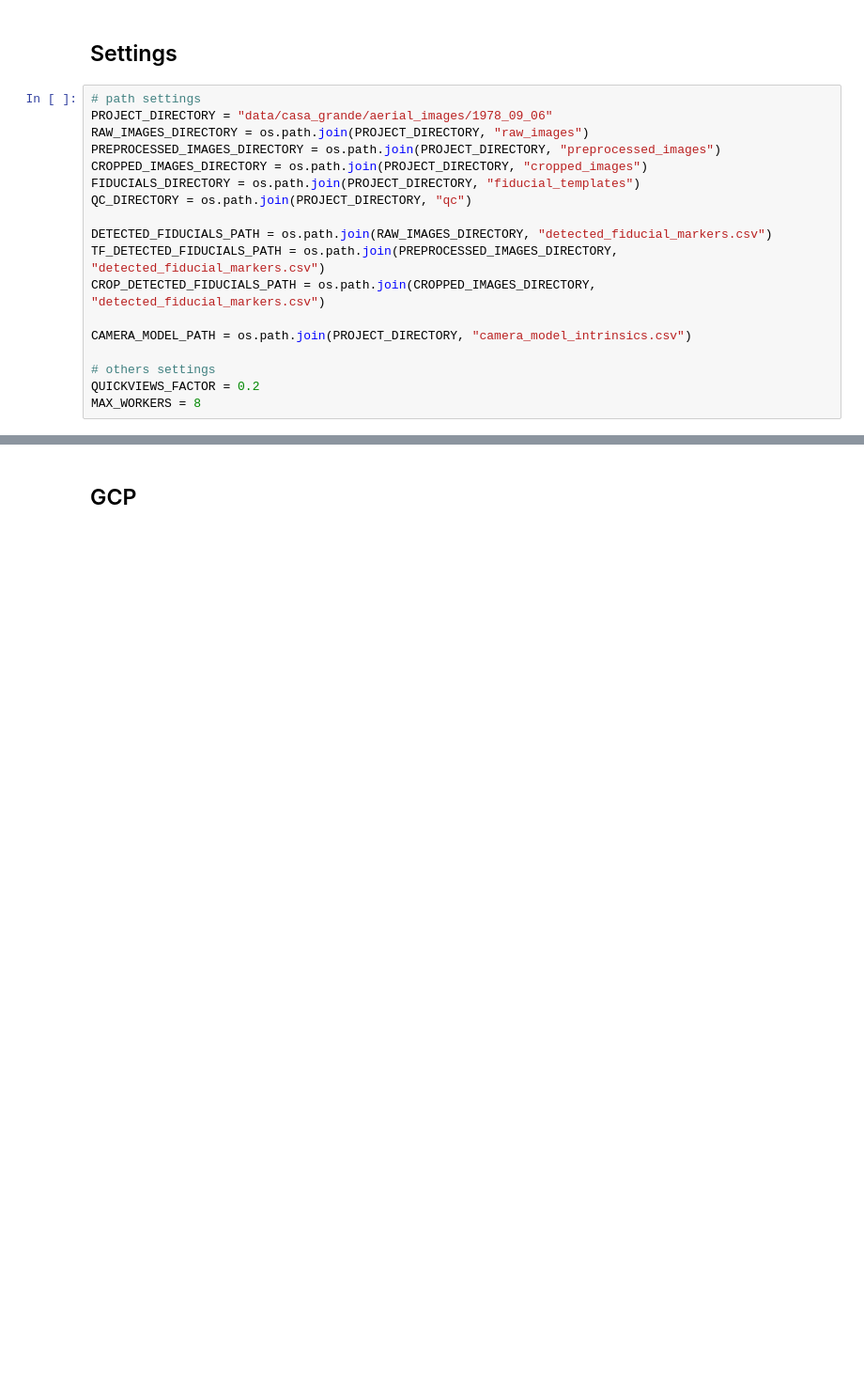
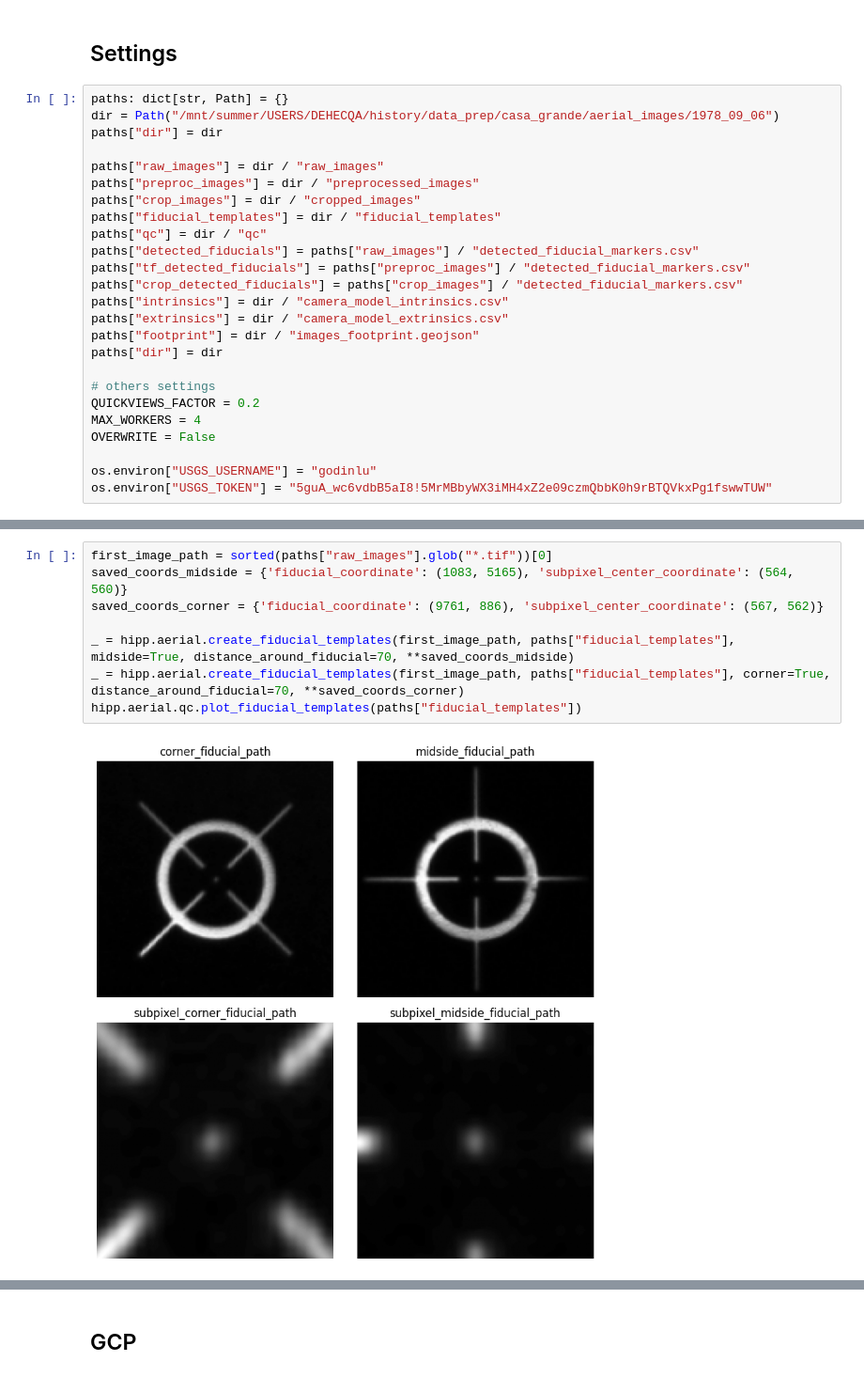
Before and after one commit to shippp/history, a Jupyter notebook: notebooks/preprocessing/casa_grande_aerial.ipynb, the cells around one changed output, grey strips where cells are left out. Shown at 94% size. Drawn from its saved outputs; the diff is of its cells as text; blank space fills up the shorter version.

Commit message:
update the casa_grande preproccessing and add the multi temporal preproc

```diff
--- a/notebooks/preprocessing/casa_grande_aerial.ipynb
+++ b/notebooks/preprocessing/casa_grande_aerial.ipynb
@@ -10,22 +108,29 @@ import glob
 # %% [markdown]
 ## Settings
 # %%
-# path settings
-PROJECT_DIRECTORY = "data/casa_grande/aerial_images/1978_09_06"
-RAW_IMAGES_DIRECTORY = os.path.join(PROJECT_DIRECTORY, "raw_images")
-PREPROCESSED_IMAGES_DIRECTORY = os.path.join(PROJECT_DIRECTORY, "preprocessed_images")
-CROPPED_IMAGES_DIRECTORY = os.path.join(PROJECT_DIRECTORY, "cropped_images")
-FIDUCIALS_DIRECTORY = os.path.join(PROJECT_DIRECTORY, "fiducial_templates")
-QC_DIRECTORY = os.path.join(PROJECT_DIRECTORY, "qc")
+paths: dict[str, Path] = {}
+dir = Path("/mnt/summer/USERS/DEHECQA/history/data_prep/casa_grande/aerial_images/1978_09_06")
+paths["dir"] = dir
 
-DETECTED_FIDUCIALS_PATH = os.path.join(RAW_IMAGES_DIRECTORY, "detected_fiducial_markers.csv")
-TF_DETECTED_FIDUCIALS_PATH = os.path.join(PREPROCESSED_IMAGES_DIRECTORY, "detected_fiducial_markers.csv")
-CROP_DETECTED_FIDUCIALS_PATH = os.path.join(CROPPED_IMAGES_DIRECTORY, "detected_fiducial_markers.csv")
-
-CAMERA_MODEL_PATH = os.path.join(PROJECT_DIRECTORY, "camera_model_intrinsics.csv")
+paths["raw_images"] = dir / "raw_images"
+paths["preproc_images"] = dir / "preprocessed_images"
+paths["crop_images"] = dir / "cropped_images"
+paths["fiducial_templates"] = dir / "fiducial_templates"
+paths["qc"] = dir / "qc"
+paths["detected_fiducials"] = paths["raw_images"] / "detected_fiducial_markers.csv"
+paths["tf_detected_fiducials"] = paths["preproc_images"] / "detected_fiducial_markers.csv"
+paths["crop_detected_fiducials"] = paths["crop_images"] / "detected_fiducial_markers.csv"
+paths["intrinsics"] = dir / "camera_model_intrinsics.csv"
+paths["extrinsics"] = dir / "camera_model_extrinsics.csv"
+paths["footprint"] = dir / "images_footprint.geojson"
+paths["dir"] = dir
 
 # others settings
 QUICKVIEWS_FACTOR = 0.2
-MAX_WORKERS = 8
+MAX_WORKERS = 4
+OVERWRITE = False
+
+os.environ["USGS_USERNAME"] = "godinlu"
+os.environ["USGS_TOKEN"] = "5guA_wc6vdbB5aI8!5MrMBbyWX3iMH4xZ2e09czmQbbK0h9rBTQVkxPg1fswwTUW"
 # %% [markdown]
 ## Downloading the dataset
@@ -153,0 +212,10 @@ hipp.aerial.qc.plot_true_fiducials(true_fiducials_mm)
+# %%
+first_image_path = sorted(paths["raw_images"].glob("*.tif"))[0]
+saved_coords_midside = {'fiducial_coordinate': (1083, 5165), 'subpixel_center_coordinate': (564, 560)}
+saved_coords_corner = {'fiducial_coordinate': (9761, 886), 'subpixel_center_coordinate': (567, 562)}
+
+_ = hipp.aerial.create_fiducial_templates(first_image_path, paths["fiducial_templates"], midside=True, distance_around_fiducial=70, **saved_coords_midside)
+_ = hipp.aerial.create_fiducial_templates(first_image_path, paths["fiducial_templates"], corner=True, distance_around_fiducial=70, **saved_coords_corner)
+hipp.aerial.qc.plot_fiducial_templates(paths["fiducial_templates"])
+# %% [output]
+[figure, added]
```
Also changed, not shown: parts of 29 cells of this notebook, 2 other files.
